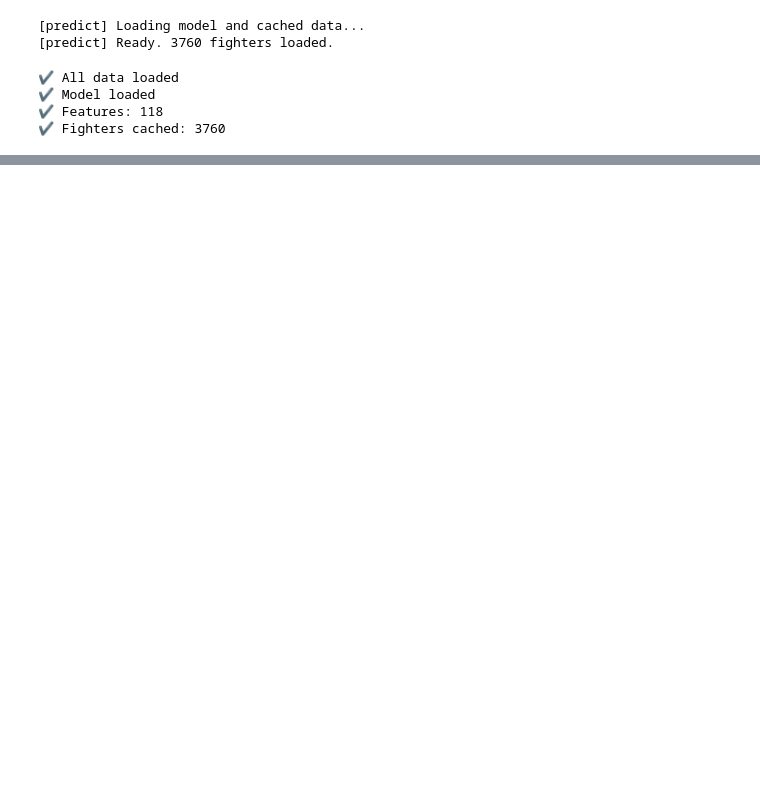
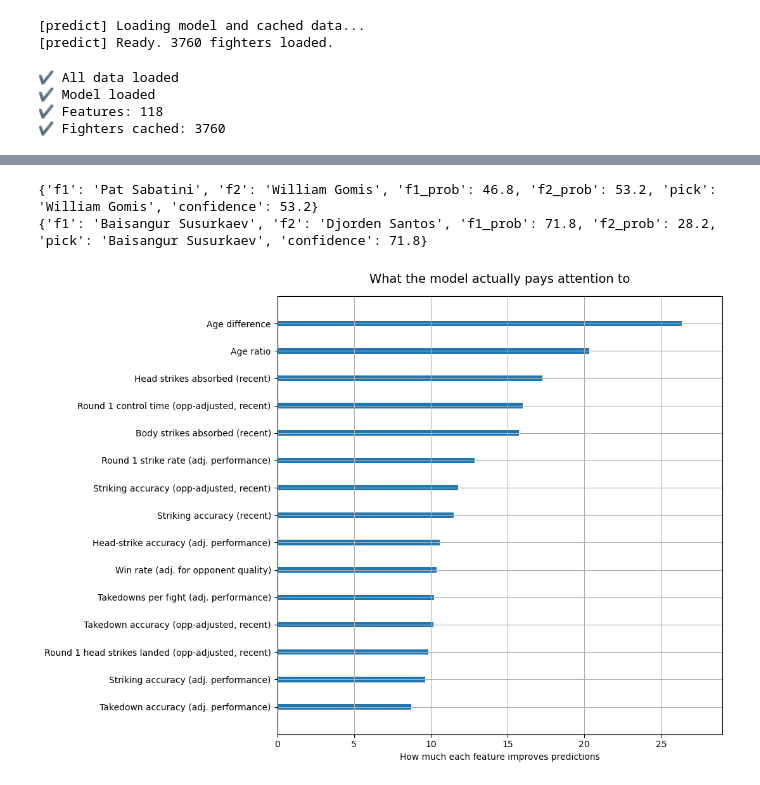
Before and after one commit to SarthakThakur0097/fighter-AI, a Jupyter notebook: mma/notebooks/04_evaluation/01_evaluation.ipynb, the cells around one changed output, grey strips where cells are left out. Saved outputs shown, nothing was run; the diff lists cells and outputs as text; code cells hidden in the pictures; blank space fills up the shorter version.

```diff
--- a/mma/notebooks/04_evaluation/01_evaluation.ipynb
+++ b/mma/notebooks/04_evaluation/01_evaluation.ipynb
@@ -60,0 +98,55 @@ print(result)
+# %%
+f6 = predict_fight("Pat Sabatini", "William Gomis")
+print(f6)
+
+f7 = predict_fight("Baisangur Susurkaev", "Djorden Santos")
+print(f7)
+# %% [output]
+{'f1': 'Pat Sabatini', 'f2': 'William Gomis', 'f1_prob': 46.8, 'f2_prob': 53.2, 'pick': 'William Gomis', 'confidence': 53.2}
+{'f1': 'Baisangur Susurkaev', 'f2': 'Djorden Santos', 'f1_prob': 71.8, 'f2_prob': 28.2, 'pick': 'Baisangur Susurkaev', 'confidence': 71.8}
+# %%
+import pickle
+import matplotlib.pyplot as plt
+from xgboost import plot_importance
+
+DATA_PATH = r'C:\Users\Sarthak\Documents\ML\fighter-beta\mma\notebooks\02_features\data'
+model = pickle.load(open(f'{DATA_PATH}/xgb_best_model.pkl', 'rb'))
+
+rename_map = {
+    'age_diff': 'Age difference',
+    'age_ratio': 'Age ratio',
+    'diff_head_allowed_dec_avg': 'Head strikes absorbed (recent)',
+    'diff_r1_ctrl_per_min_opp_dec_avg': 'Round 1 control time (opp-adjusted, recent)',
+    'diff_body_allowed_dec_avg': 'Body strikes absorbed (recent)',
+    'diff_r1_slpm_dec_adjperf': 'Round 1 strike rate (adj. performance)',
+    'diff_str_acc_opp_dec_avg': 'Striking accuracy (opp-adjusted, recent)',
+    'diff_str_acc_dec_avg': 'Striking accuracy (recent)',
+    'diff_head_acc_dec_adjperf': 'Head-strike accuracy (adj. performance)',
+    'diff_win_adjperf': 'Win rate (adj. for opponent quality)',
+    'diff_td_avg_adjperf': 'Takedowns per fight (adj. performance)',
+    'diff_td_acc_opp_dec_avg': 'Takedown accuracy (opp-adjusted, recent)',
+    'diff_r1_head_lpm_opp_dec_avg': 'Round 1 head strikes landed (opp-adjusted, recent)',
+    'diff_str_acc_dec_adjperf': 'Striking accuracy (adj. performance)',
+    'diff_td_acc_dec_adjperf': 'Takedown accuracy (adj. performance)',
+}
+
+booster = model.get_booster()
+booster.feature_names = [rename_map.get(f, f) for f in booster.feature_names]
+
+fig, ax = plt.subplots(figsize=(11, 8))
+plot_importance(
+    booster,
+    max_num_features=15,
+    importance_type='gain',
+    ax=ax,
+    show_values=False,
+    title=None,
+    xlabel='How much each feature improves predictions',
+    ylabel=None,
+)
+ax.set_title("What the model actually pays attention to", fontsize=14, pad=15)
+plt.tight_layout()
+plt.savefig("feature_importance.png", dpi=150, bbox_inches='tight')
+plt.show()
+# %% [output]
+[figure, added]
```
Also changed, not shown: parts of 3 cells of this notebook, 12 other files.
